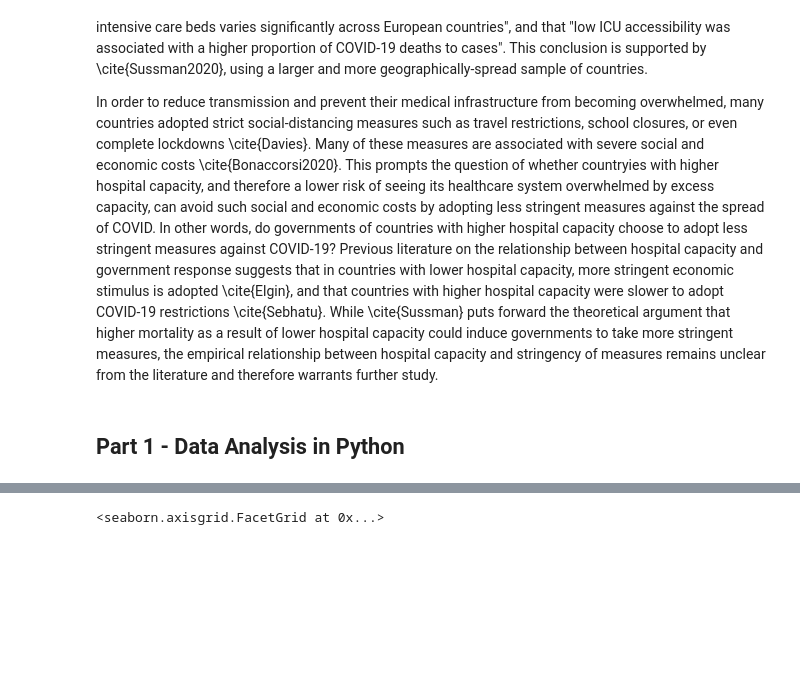
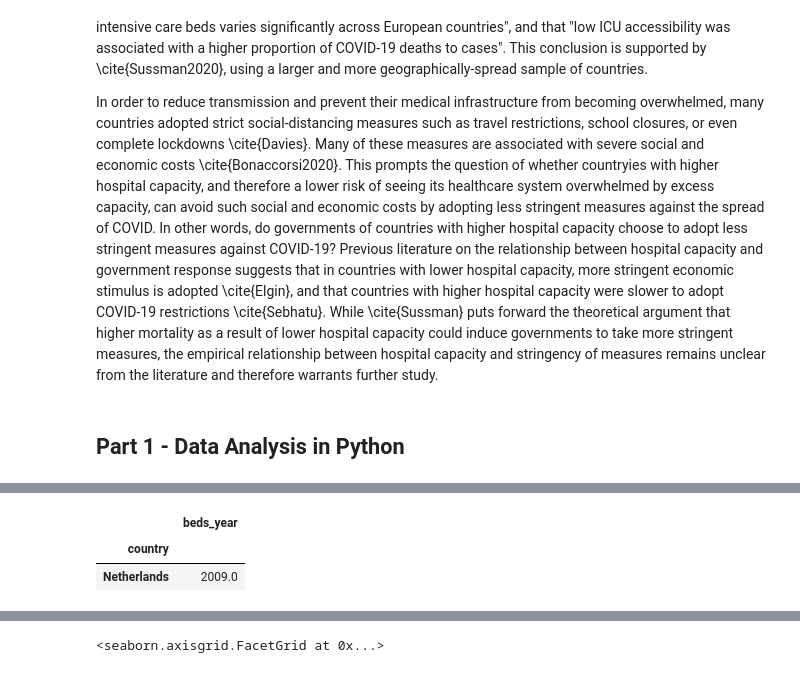
Before and after one commit to wbhz/COVID-19-Analyses, a Jupyter notebook: Willem_Zents_Fundamentals_Summative.ipynb, the cells around one changed output, grey strips where cells are left out. Cells and saved outputs as stored; diff of their text form; code cells hidden in the pictures; blank space fills up the shorter version.

```diff
--- a/Willem_Zents_Fundamentals_Summative.ipynb
+++ b/Willem_Zents_Fundamentals_Summative.ipynb
@@ -91 +122,7 @@ df.head()
+# %%
+pd.DataFrame(df.groupby(['country']).mean()['beds_year'].astype('str'))
+# %% [output]
+|  | beds_year |
+| country |  |
+| Netherlands | 2009.0 |
 # %%
```
Also changed, not shown: parts of 5 cells of this notebook.
